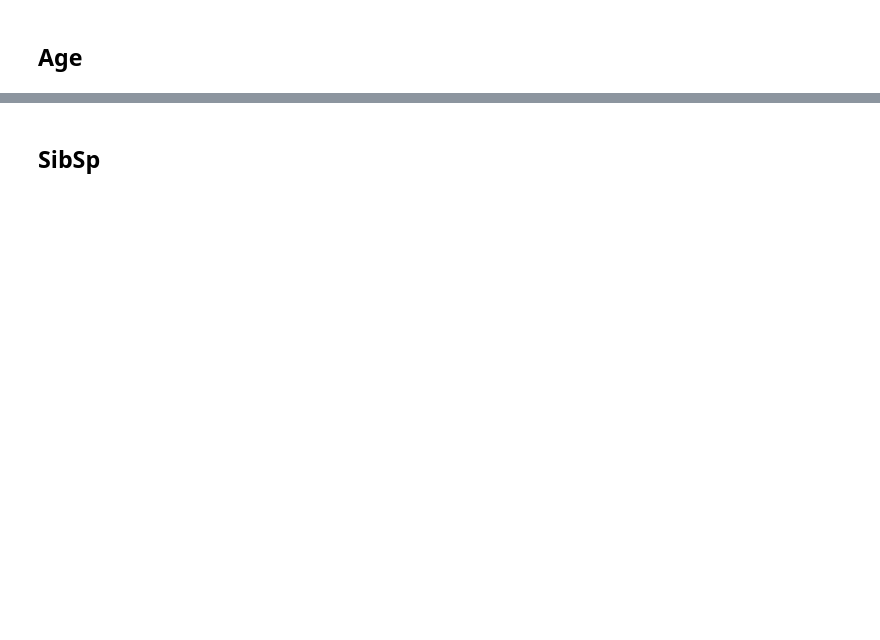
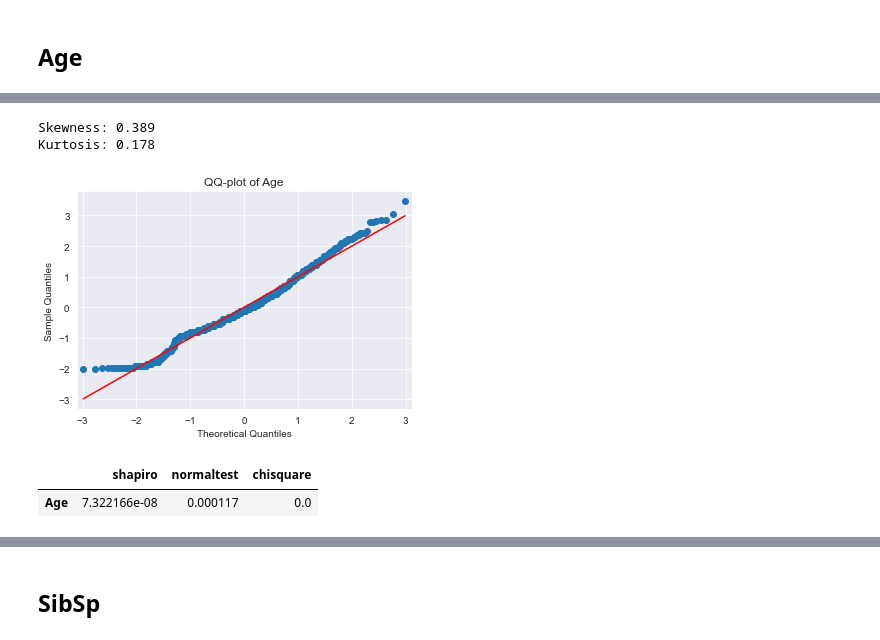
Before and after one commit to Niv-Moshe/Titanic, a Jupyter notebook: eda.ipynb, the cells around one changed output, grey strips where cells are left out. Cells and saved outputs as stored; diff of their text form; code cells hidden in the pictures; blank space fills up the shorter version.

```diff
--- a/eda.ipynb
+++ b/eda.ipynb
@@ -167,0 +215,7 @@ def hist_and_kde(df: pd.DataFrame, feature: str) -> None:
+# %%
+def qqplot(df: pd.DataFrame, feature: str) -> None:
+    # dropping nans for qqplot (normal distribturion)
+    fig = sm.qqplot(df[feature].dropna(), line="s", fit=True)
+    plt.title(f'QQ-plot of {feature}')
+    plt.show();
+    del fig
@@ -211,2 +336,17 @@ hist_and_kde(titanic, 'Age')
+# %%
+skewness_and_kurtosis(titanic, 'Age')
+# %% [output]
+Skewness: 0.389
+Kurtosis: 0.178
+# %%
+qqplot(titanic, 'Age')
+# %% [output]
+[figure, added]
+# %%
+age_normal_tests = normality_tests(titanic, 'Age')
+age_normal_tests
+# %% [output]
+|  | shapiro | normaltest | chisquare |
+| Age | 7.322166e-08 | 0.000117 | 0.0 |
 # %%
 boxplot_and_outliers(titanic, 'Age')
```
Also changed, not shown: parts of 66 cells of this notebook.
